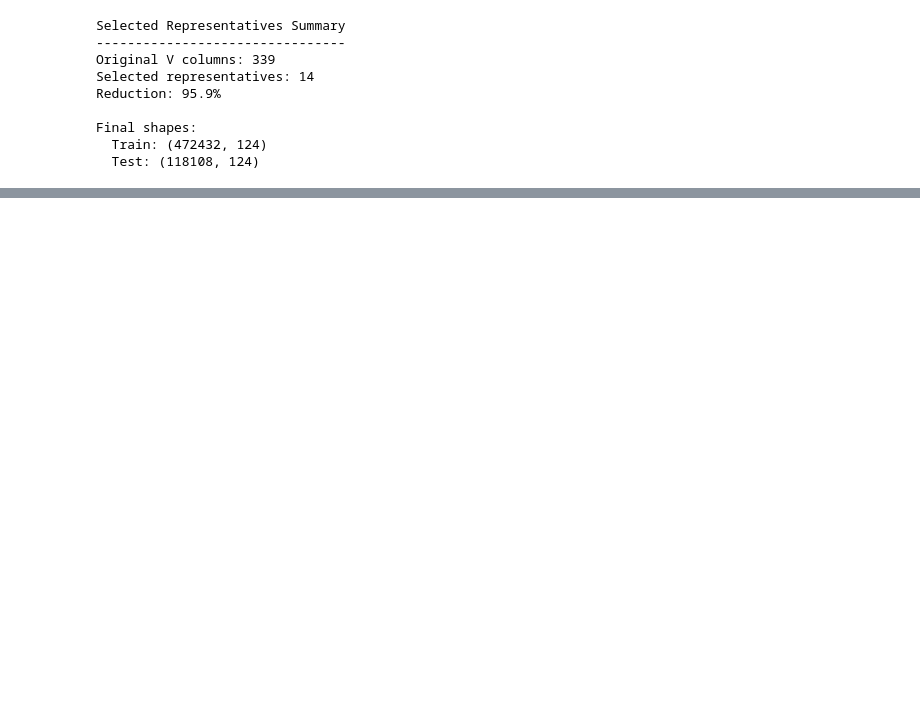
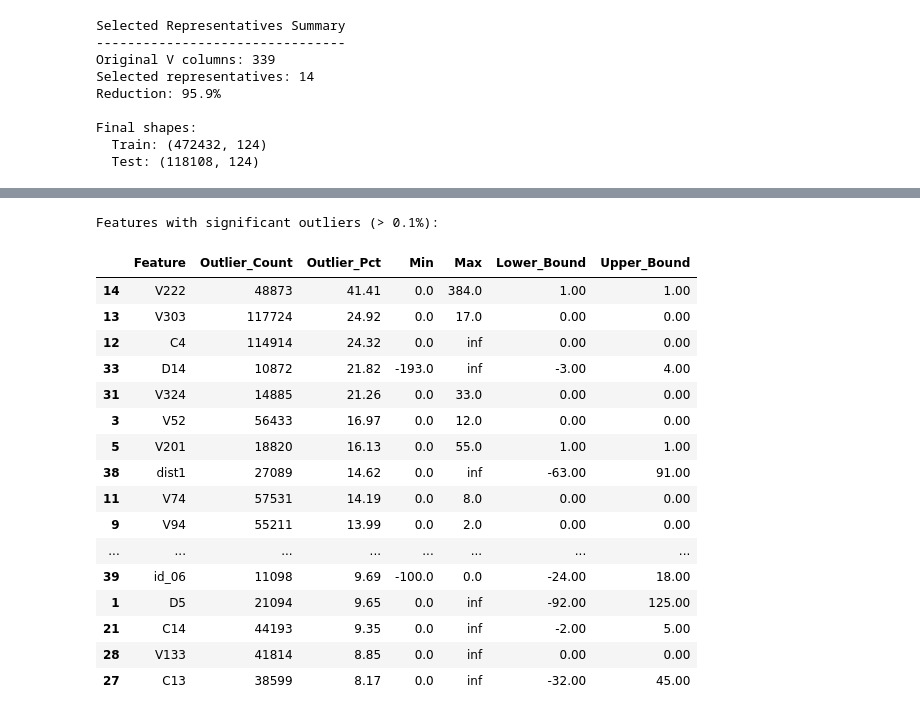
Before and after one commit to abdulkadirt/Fraud_Detection, a Jupyter notebook: notebooks/EDA.ipynb, the cells around one changed output, grey strips where cells are left out. Cells and saved outputs as stored; diff of their text form; code cells hidden in the pictures; blank space fills up the shorter version.

```diff
--- a/notebooks/EDA.ipynb
+++ b/notebooks/EDA.ipynb
@@ -537,0 +821,70 @@ def cap_outliers(df, columns, lower_percentile=1, upper_percentile=99):
+# %%
+# Identify features with significant outliers
+def detect_outlier_features(df, features, iqr_multiplier=3.0):
+    """
+    Detect features with extreme outliers using IQR method.
+
+    Args:
+        df: DataFrame
+        features: List of numerical features to check
+        iqr_multiplier: Multiplier for IQR to define outlier bounds (default 3.0)
+
+    Returns:
+        DataFrame with outlier statistics per feature
+    """
+    outlier_stats = []
+
+    for col in features:
+        if col not in df.columns:
+            continue
+
+        data = df[col].dropna()
+        if len(data) == 0:
+            continue
+
+        Q1 = data.quantile(0.25)
+        Q3 = data.quantile(0.75)
+        IQR = Q3 - Q1
+
+        lower_bound = Q1 - iqr_multiplier * IQR
+        upper_bound = Q3 + iqr_multiplier * IQR
+
+        outliers = data[(data < lower_bound) | (data > upper_bound)]
+        outlier_pct = len(outliers) / len(data) * 100
+
+        if outlier_pct > 0.1:  # Only report if > 0.1% outliers
+            outlier_stats.append({
+                'Feature': col,
+                'Outlier_Count': len(outliers),
+                'Outlier_Pct': round(outlier_pct, 2),
+                'Min': round(data.min(), 2),
+                'Max': round(data.max(), 2),
+                'Lower_Bound': round(lower_bound, 2),
+                'Upper_Bound': round(upper_bound, 2)
+            })
+
+    return pd.DataFrame(outlier_stats).sort_values('Outlier_Pct', ascending=False)
+
+# Detect outliers in filtered features
+outlier_analysis = detect_outlier_features(train_df, filtered_features)
+print(f"Features with significant outliers (> 0.1%):")
+display(outlier_analysis.head(20))
+# %% [output]
+Features with significant outliers (> 0.1%):
+|  | Feature | Outlier_Count | Outlier_Pct | Min | Max | Lower_Bound | Upper_Bound |
+| 14 | V222 | 48873 | 41.41 | 0.0 | 384.0 | 1.00 | 1.00 |
+| 13 | V303 | 117724 | 24.92 | 0.0 | 17.0 | 0.00 | 0.00 |
+| 12 | C4 | 114914 | 24.32 | 0.0 | inf | 0.00 | 0.00 |
+| 33 | D14 | 10872 | 21.82 | -193.0 | inf | -3.00 | 4.00 |
+| 31 | V324 | 14885 | 21.26 | 0.0 | 33.0 | 0.00 | 0.00 |
+| 3 | V52 | 56433 | 16.97 | 0.0 | 12.0 | 0.00 | 0.00 |
+| 5 | V201 | 18820 | 16.13 | 0.0 | 55.0 | 1.00 | 1.00 |
+| 38 | dist1 | 27089 | 14.62 | 0.0 | inf | -63.00 | 91.00 |
+| 11 | V74 | 57531 | 14.19 | 0.0 | 8.0 | 0.00 | 0.00 |
+| 9 | V94 | 55211 | 13.99 | 0.0 | 2.0 | 0.00 | 0.00 |
+| ... | ... | ... | ... | ... | ... | ... | ... |
+| 39 | id_06 | 11098 | 9.69 | -100.0 | 0.0 | -24.00 | 18.00 |
+| 1 | D5 | 21094 | 9.65 | 0.0 | inf | -92.00 | 125.00 |
+| 21 | C14 | 44193 | 9.35 | 0.0 | inf | -2.00 | 5.00 |
+| 28 | V133 | 41814 | 8.85 | 0.0 | inf | 0.00 | 0.00 |
+| 27 | C13 | 38599 | 8.17 | 0.0 | inf | -32.00 | 45.00 |
```
Also changed, not shown: parts of 26 cells of this notebook, 8 other files.
